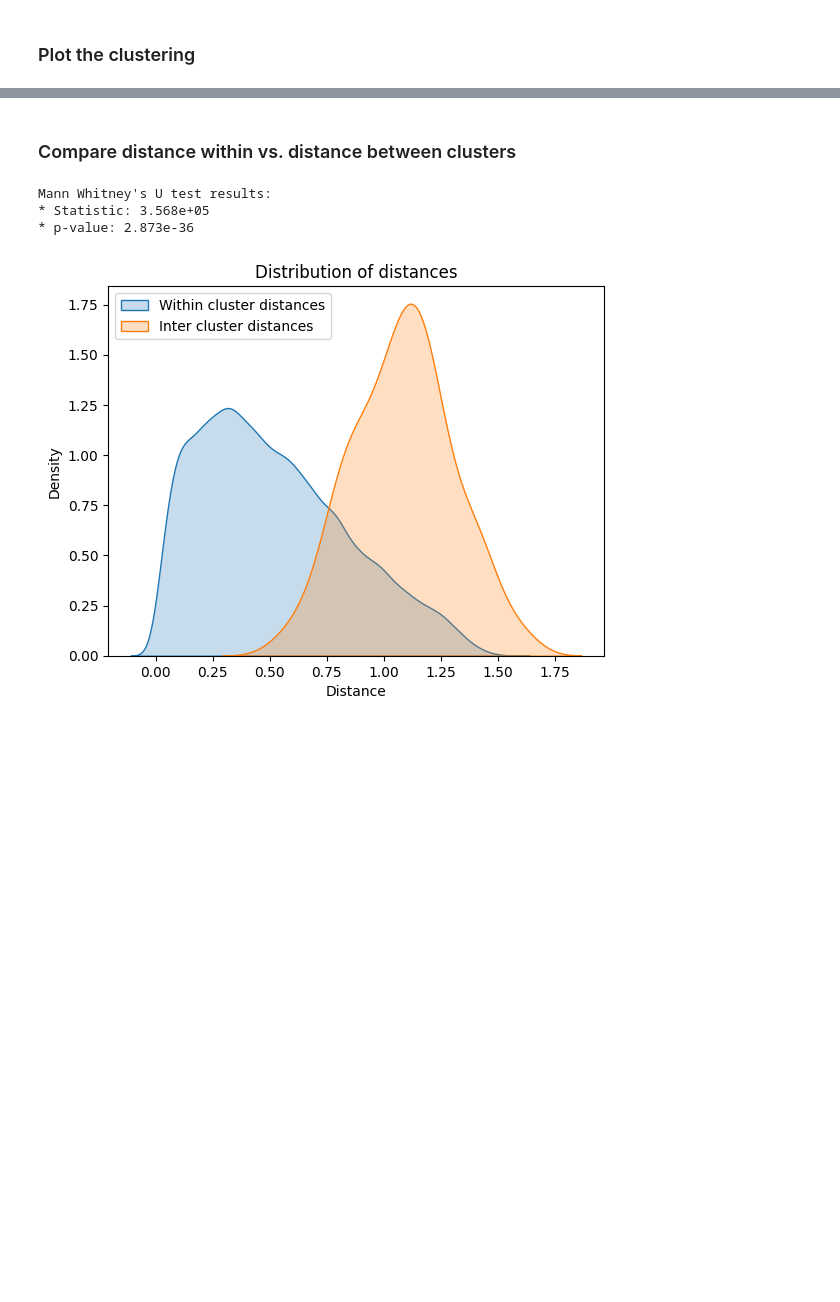
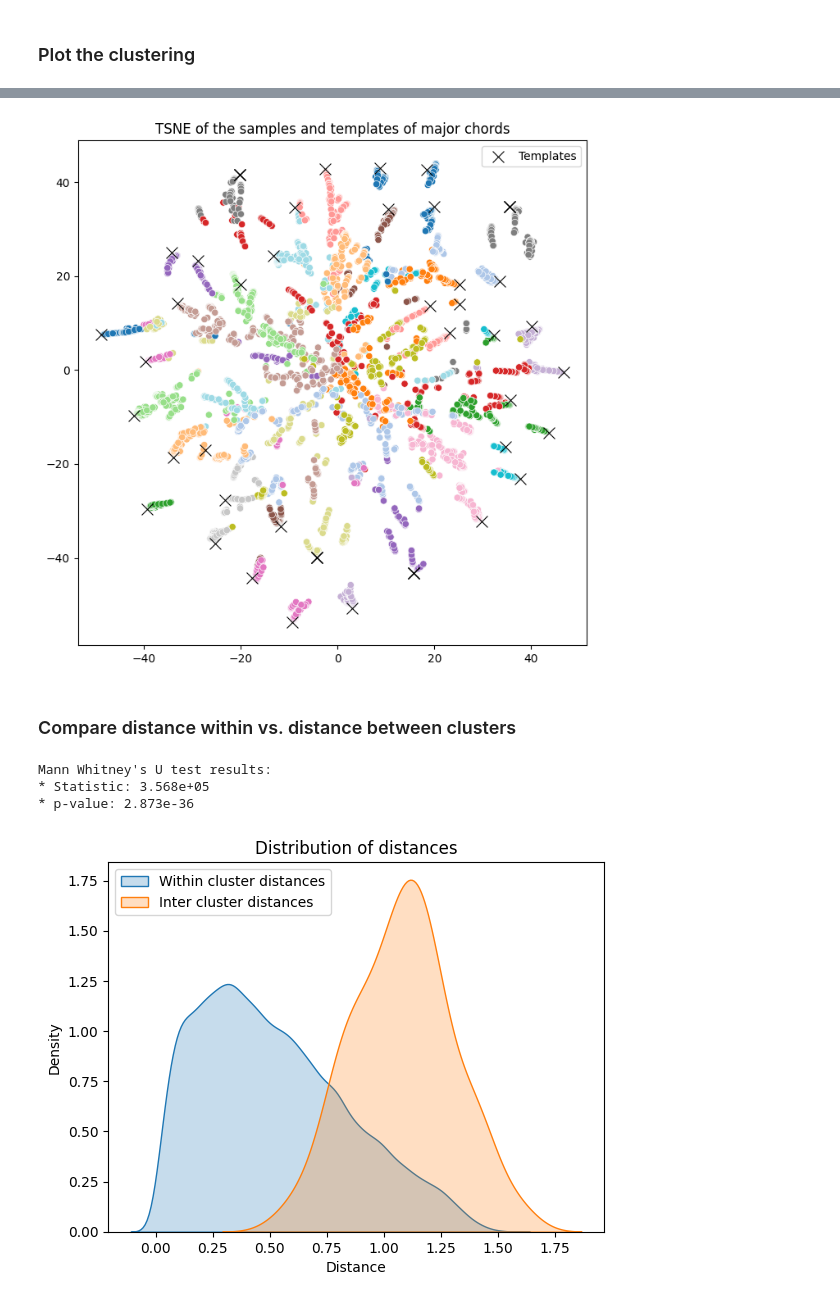
Before and after one commit to oscarboyle/chordclustering, a Jupyter notebook: experiment_violin_all_chords.ipynb, the cells around one changed output, grey strips where cells are left out. Drawn from its saved outputs; the diff is of its cells as text; code cells hidden in the pictures; blank space fills up the shorter version.

```diff
--- a/experiment_violin_all_chords.ipynb
+++ b/experiment_violin_all_chords.ipynb
@@ -291,3 +292,17 @@ plt.savefig(f"{experiment_folder}/imgs/clusters_tsne.png", bbox_inches='tight')
+# %%
+
+def plot_clusters(coords, template_coords, clusters):
+    plt.figure(figsize=(8, 8))
+    sns.scatterplot(x=coords[:, 0], y=coords[:, 1], hue=clusters, palette='tab20', legend=False)
+
+    sns.scatterplot(x=template_coords[:, 0], y=template_coords[:, 1], color='black', s=100, marker='x', label="Templates")
+    #plt.legend(bbox_to_anchor=(1.05, 1), loc=2, borderaxespad=0.)
+
+plot_clusters(sample_coords, template_coords, clusters)
+plt.title("TSNE of the samples and templates of major chords")
+plt.savefig(f"{experiment_folder}/imgs/clusters_tsne.png", bbox_inches='tight')
+# %% [output]
+[figure, added]
 # %% [markdown]
 ### Compare distance within vs. distance between clusters
 # %%
```
Also changed, not shown: parts of 10 cells of this notebook, 33 other files.
